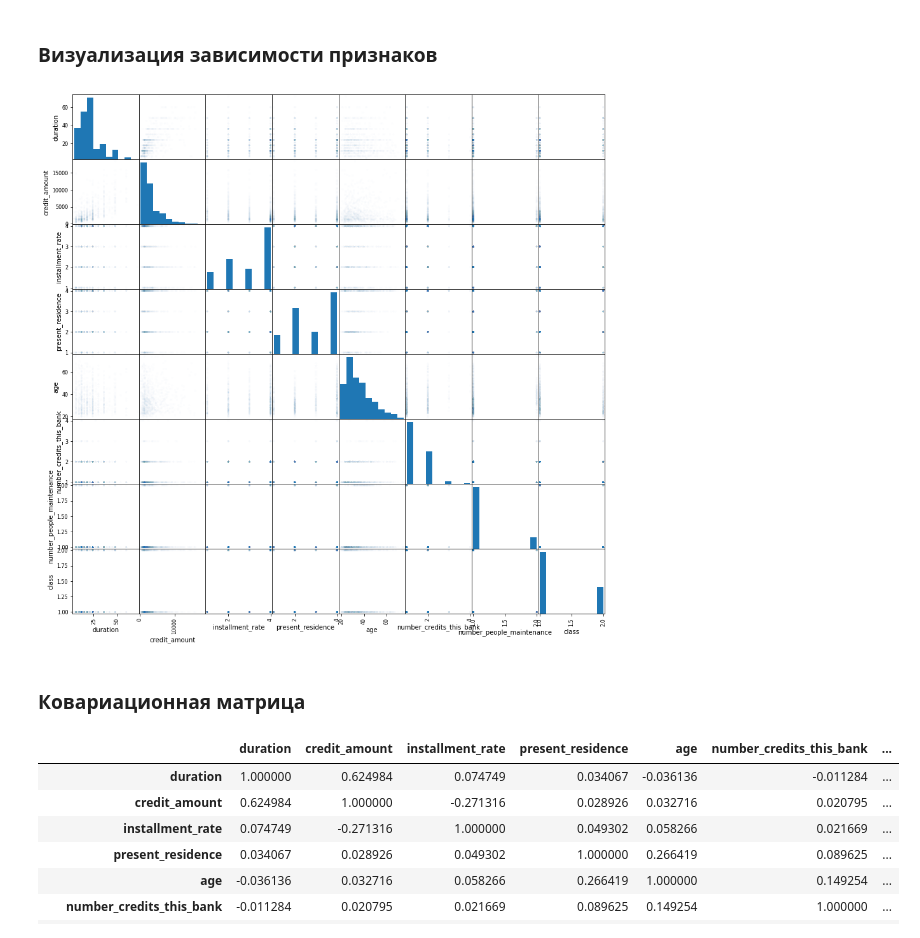
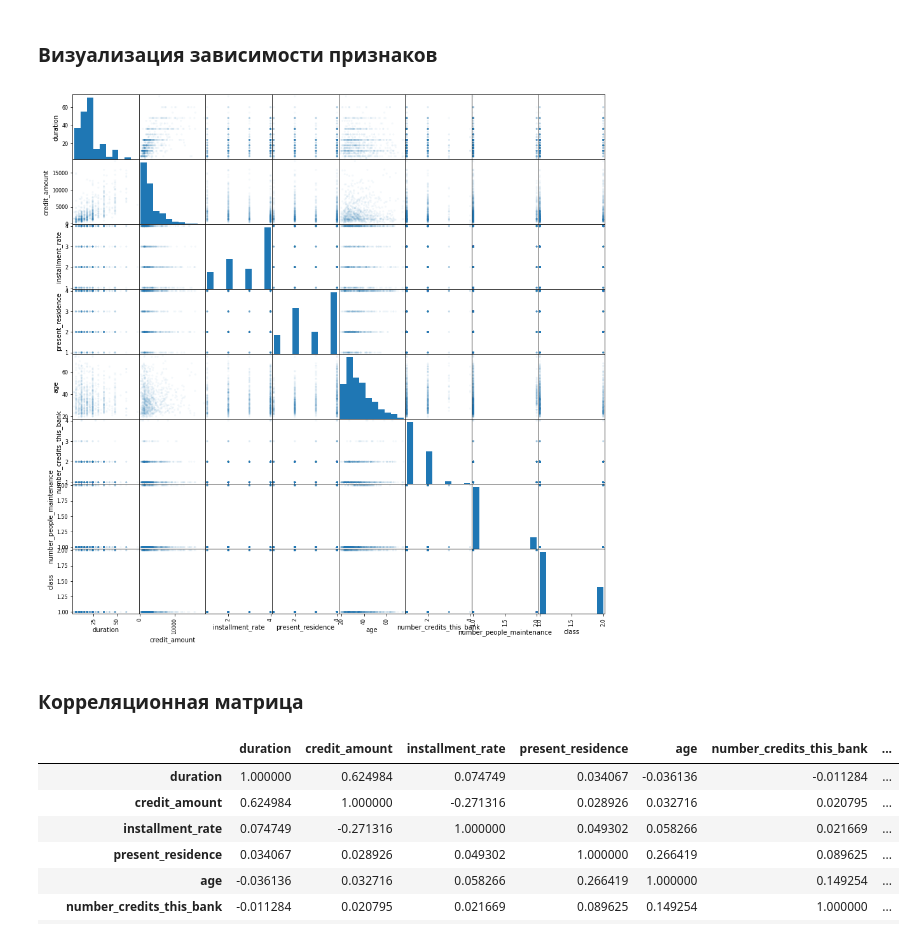
Before and after one commit to SokolovaNastya/MachineLearning, a Jupyter notebook: lab1/Lab1_GermanCreditData.ipynb, the cells around one changed output. Cells and saved outputs as stored; diff of their text form; code cells hidden in the pictures.

```diff
--- a/lab1/Lab1_GermanCreditData.ipynb
+++ b/lab1/Lab1_GermanCreditData.ipynb
@@ -281,12 +281,12 @@ data.describe(include = 'all')
 ### Bизуализация зависимости признаков
 # %%
 from pandas.plotting import scatter_matrix
-scatter_matrix(data, alpha = .01, figsize = (15, 15))
+scatter_matrix(data, alpha = .05, figsize = (15, 15))
 pass
 # %% [output]
-[figure, old version]
+[figure, new version]
 # %% [markdown]
-### Ковариационная матрица
+### Корреляционная матрица
 # %%
 data.corr()
 # %% [output]
```
Also changed, not shown: parts of 45 cells of this notebook.
